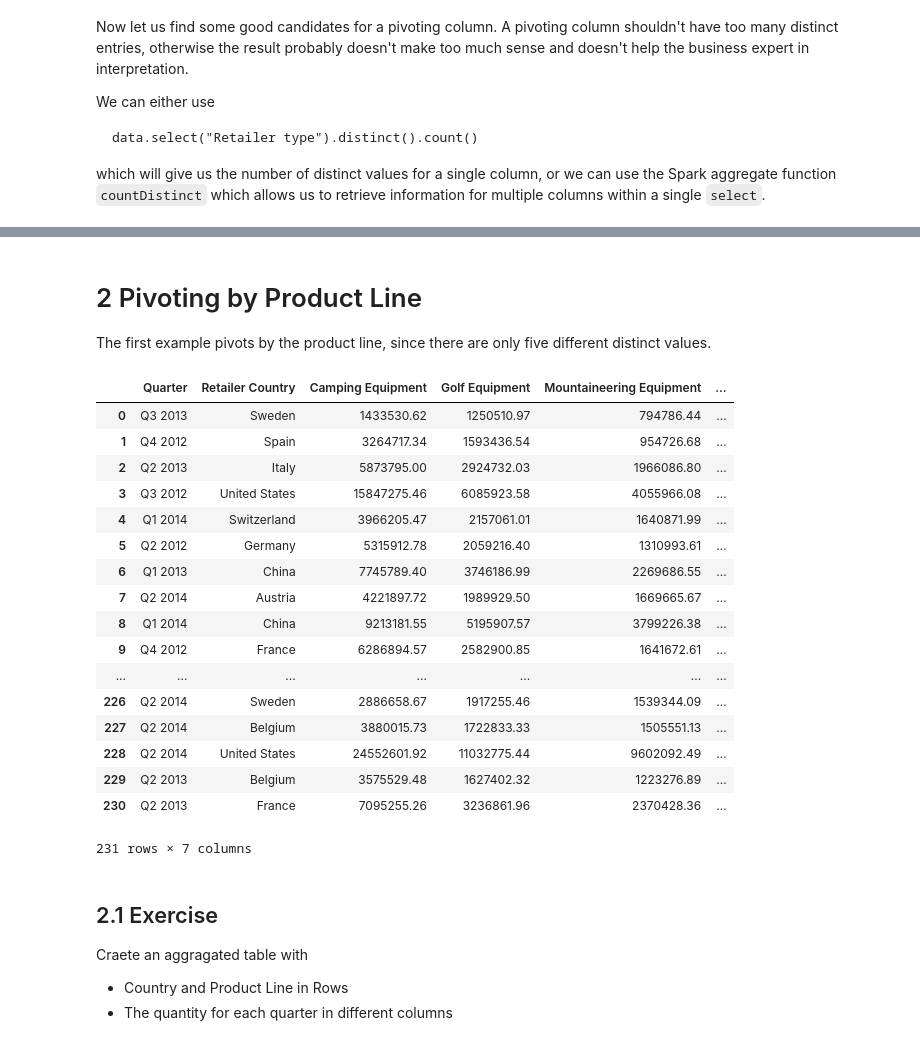
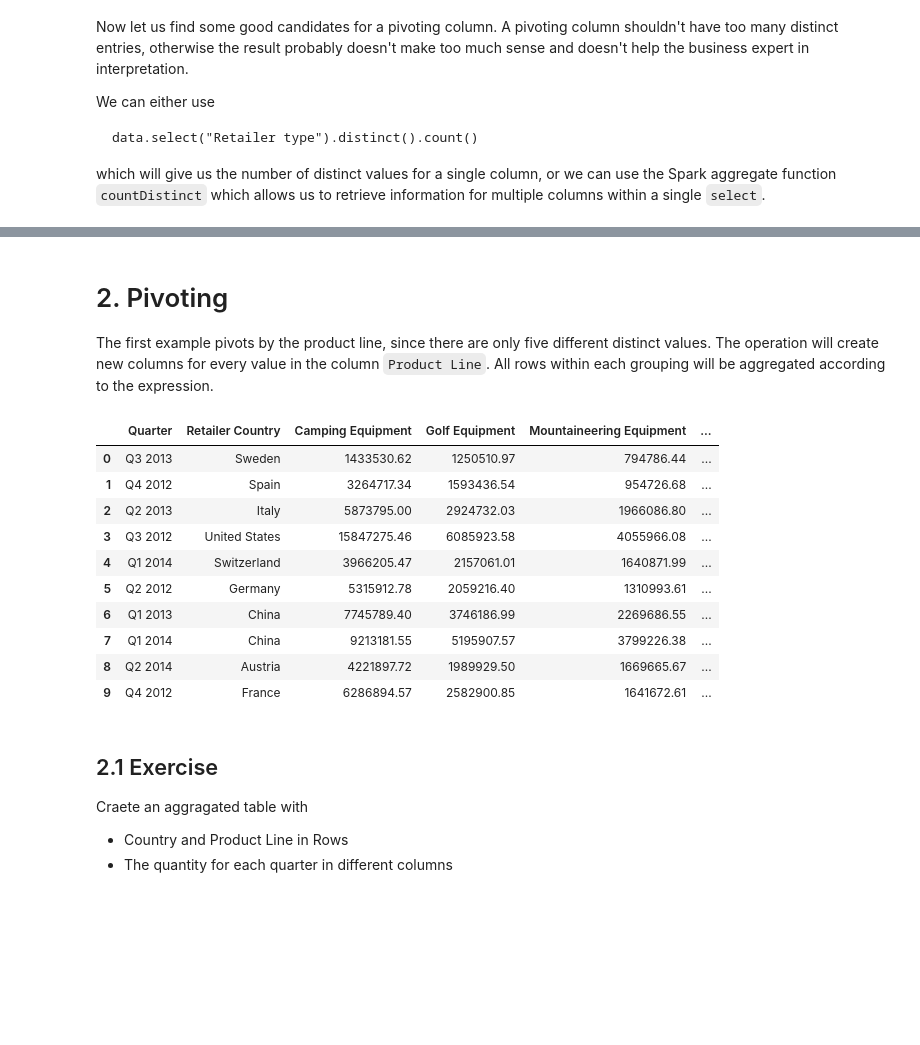
Before and after one commit to dimajix/pyspark-advanced, a Jupyter notebook: jupyter-pivoting/Pivoting - Full.ipynb, the cells around one changed output, grey strips where cells are left out. Cells and saved outputs as stored; diff of their text form; code cells hidden in the pictures; blank space fills up the shorter version.

Commit message:
Update Pivoting notebooks

```diff
--- a/jupyter-pivoting/Pivoting - Full.ipynb
+++ b/jupyter-pivoting/Pivoting - Full.ipynb
@@ -68,31 +78,24 @@ result.toPandas()
 |  | count(DISTINCT Retailer country) | count(DISTINCT Retailer type) | count(DISTINCT Product line) | count(DISTINCT Product type) | ... |
 | 0 | 21 | 8 | 5 | 21 | ... |
 # %% [markdown]
-# 2 Pivoting by Product Line
+# 2. Pivoting
 
-The first example pivots by the product line, since there are only five different distinct values.
+The first example pivots by the product line, since there are only five different distinct values. The operation will create new columns for every value in the column `Product Line`. All rows within each grouping will be aggregated according to the expression.
 # %%
-revenue_per_product_line = data.groupBy("Quarter", "Retailer Country").pivot("Product line").agg(sf.sum("Revenue"))
-revenue_per_product_line.toPandas()
+result = data.groupBy("Quarter", "Retailer Country").pivot("Product line").agg(sf.sum("Revenue"))
+result.limit(10).toPandas()
 # %% [output]
 |  | Quarter | Retailer Country | Camping Equipment | Golf Equipment | Mountaineering Equipment | ... |
 | 0 | Q3 2013 | Sweden | 1433530.62 | 1250510.97 | 794786.44 | ... |
 | 1 | Q4 2012 | Spain | 3264717.34 | 1593436.54 | 954726.68 | ... |
 | 2 | Q2 2013 | Italy | 5873795.00 | 2924732.03 | 1966086.80 | ... |
 | 3 | Q3 2012 | United States | 15847275.46 | 6085923.58 | 4055966.08 | ... |
 | 4 | Q1 2014 | Switzerland | 3966205.47 | 2157061.01 | 1640871.99 | ... |
 | 5 | Q2 2012 | Germany | 5315912.78 | 2059216.40 | 1310993.61 | ... |
 | 6 | Q1 2013 | China | 7745789.40 | 3746186.99 | 2269686.55 | ... |
-| 7 | Q2 2014 | Austria | 4221897.72 | 1989929.50 | 1669665.67 | ... |
-| 8 | Q1 2014 | China | 9213181.55 | 5195907.57 | 3799226.38 | ... |
+| 7 | Q1 2014 | China | 9213181.55 | 5195907.57 | 3799226.38 | ... |
+| 8 | Q2 2014 | Austria | 4221897.72 | 1989929.50 | 1669665.67 | ... |
 | 9 | Q4 2012 | France | 6286894.57 | 2582900.85 | 1641672.61 | ... |
-| ... | ... | ... | ... | ... | ... | ... |
-| 226 | Q2 2014 | Sweden | 2886658.67 | 1917255.46 | 1539344.09 | ... |
-| 227 | Q2 2014 | Belgium | 3880015.73 | 1722833.33 | 1505551.13 | ... |
-| 228 | Q2 2014 | United States | 24552601.92 | 11032775.44 | 9602092.49 | ... |
-| 229 | Q2 2013 | Belgium | 3575529.48 | 1627402.32 | 1223276.89 | ... |
-| 230 | Q2 2013 | France | 7095255.26 | 3236861.96 | 2370428.36 | ... |
-231 rows × 7 columns
 # %% [markdown]
 ## 2.1 Exercise
 
```
Also changed, not shown: parts of 32 cells of this notebook, 1 other file.
